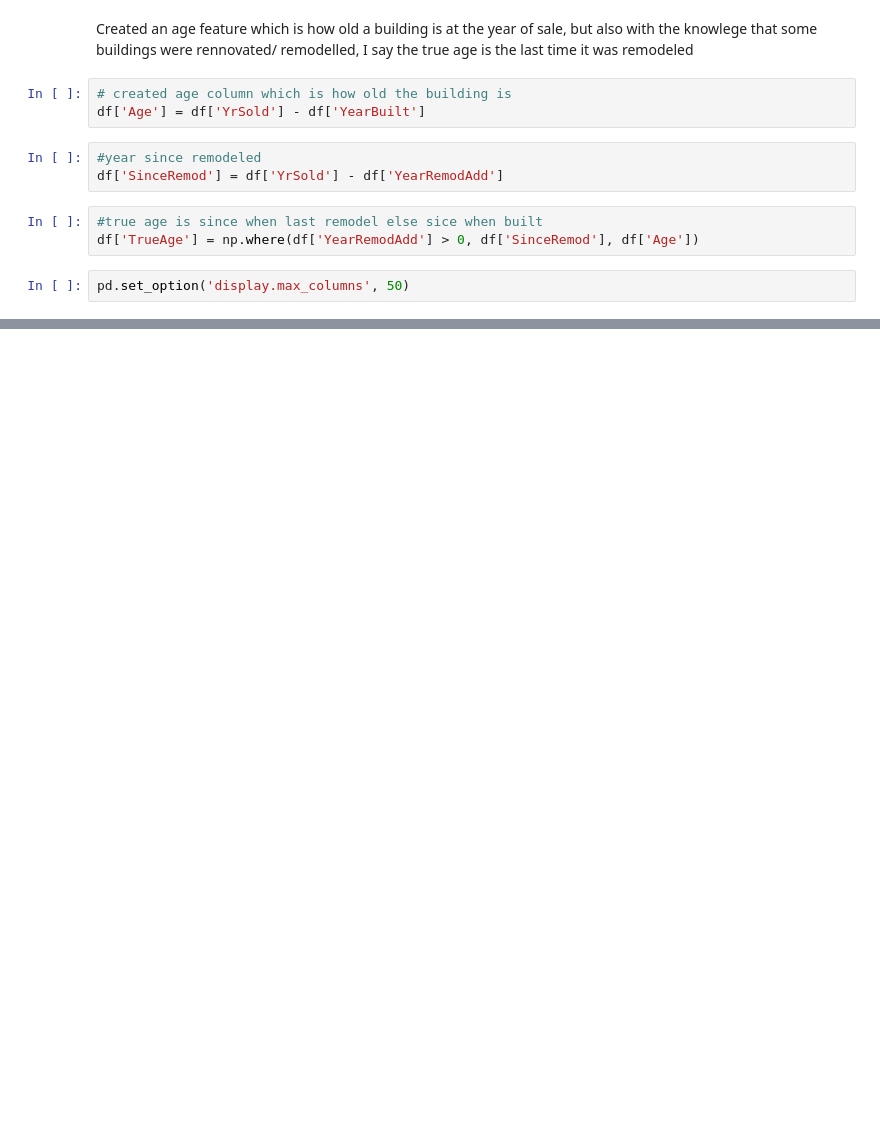
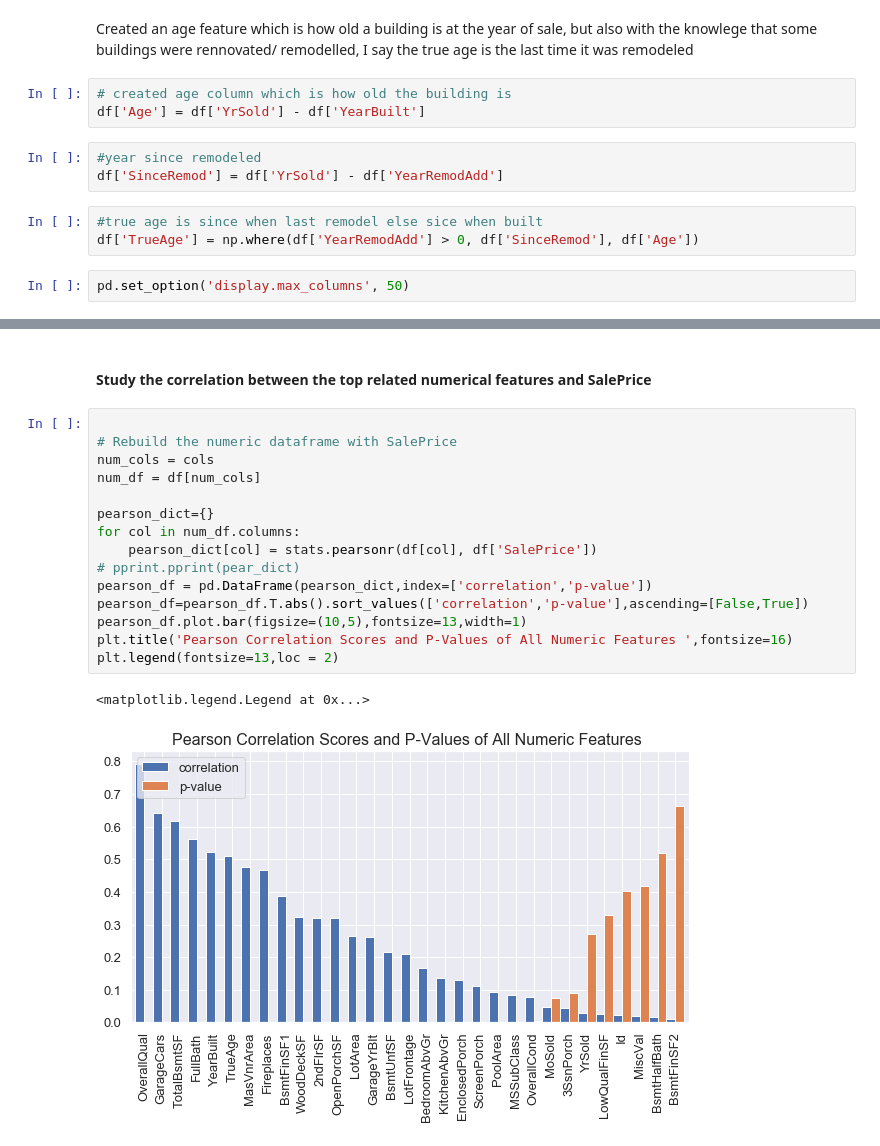
Before and after one commit to chibz3/Real_estate_investment, a Jupyter notebook: housing_prices.ipynb, the cells around one changed output, grey strips where cells are left out. Drawn from its saved outputs; the diff is of its cells as text; blank space fills up the shorter version.

```diff
--- a/housing_prices.ipynb
+++ b/housing_prices.ipynb
@@ -135,0 +269,20 @@ df.head()
+# %% [markdown]
+#### Study the correlation between the top related numerical features and SalePrice
+# %%
+
+# Rebuild the numeric dataframe with SalePrice
+num_cols = cols
+num_df = df[num_cols]
+
+pearson_dict={}
+for col in num_df.columns:
+    pearson_dict[col] = stats.pearsonr(df[col], df['SalePrice'])
+# pprint.pprint(pear_dict)
+pearson_df = pd.DataFrame(pearson_dict,index=['correlation','p-value'])
+pearson_df=pearson_df.T.abs().sort_values(['correlation','p-value'],ascending=[False,True])
+pearson_df.plot.bar(figsize=(10,5),fontsize=13,width=1)
+plt.title('Pearson Correlation Scores and P-Values of All Numeric Features ',fontsize=16)
+plt.legend(fontsize=13,loc = 2)
+# %% [output]
+<matplotlib.legend.Legend at 0x...>
+[figure, added]
```
Also changed, not shown: parts of 26 cells of this notebook.
